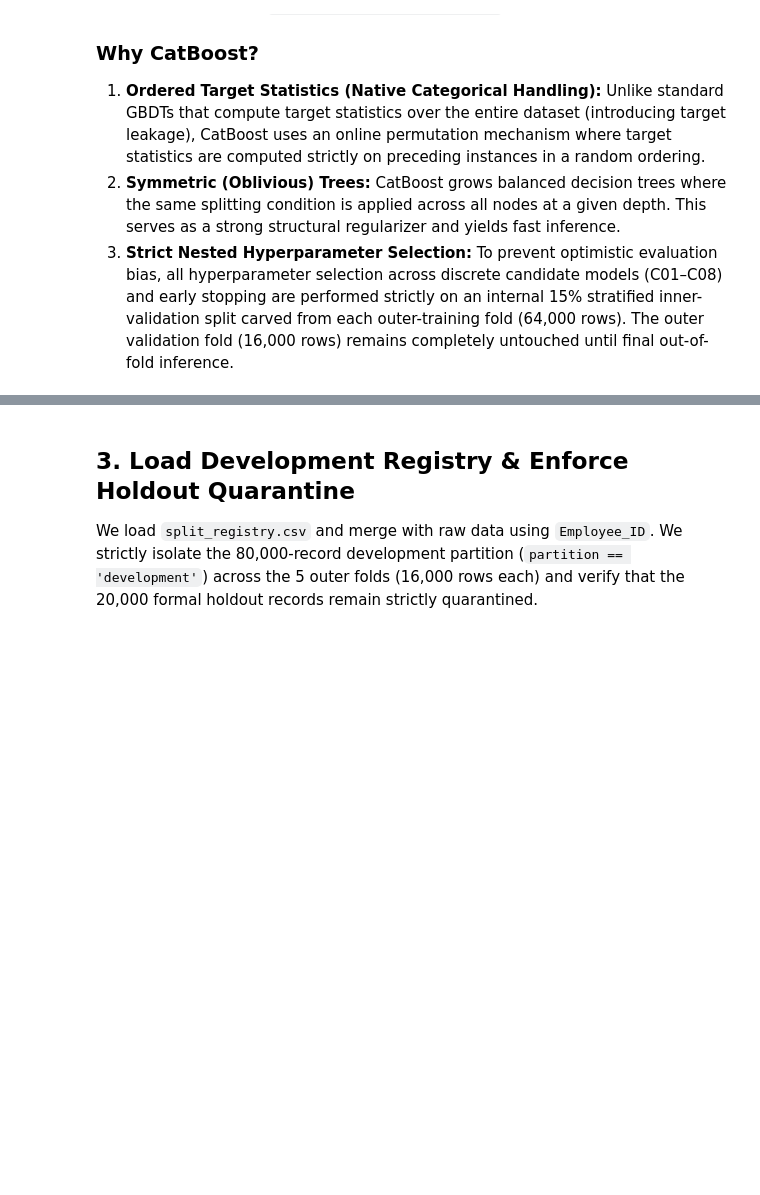
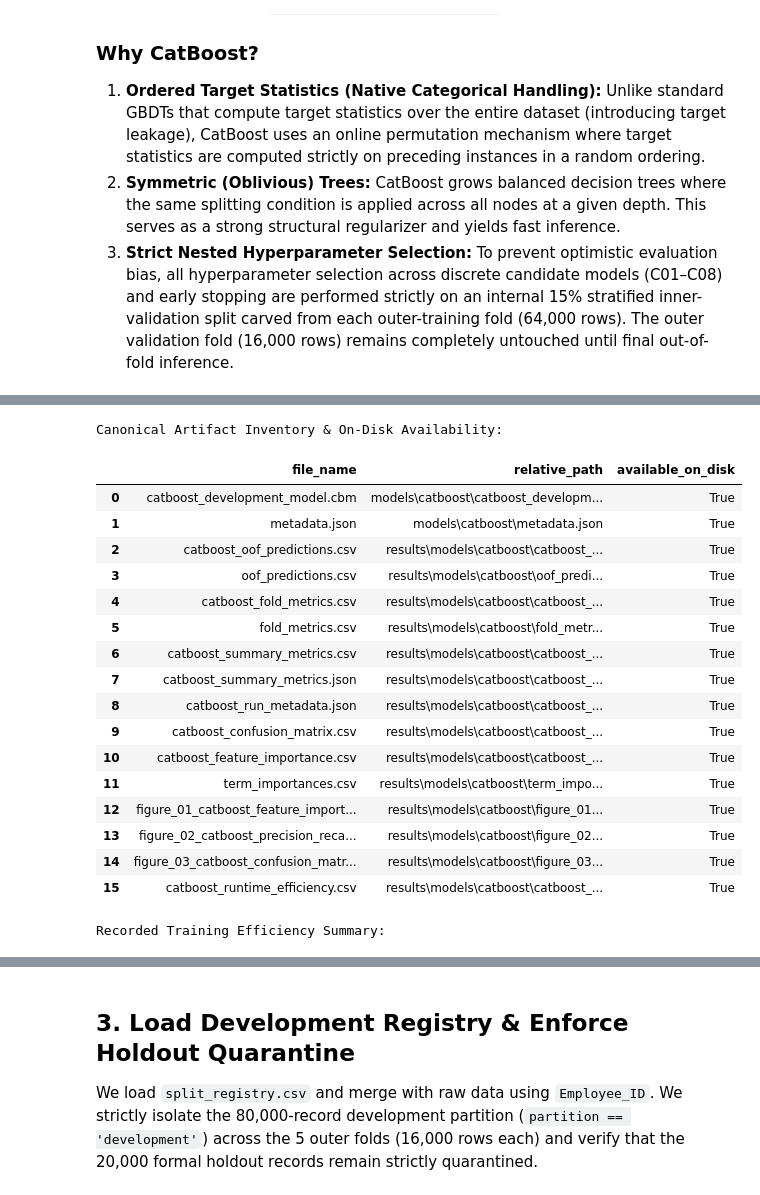
Before and after one commit to Sankalpa-KMCP/Employee_Resignation_Prediction, a Jupyter notebook: notebooks/team_contributions/models/member_2_catboost/06_m2_catboost.ipynb, the cells around one changed output, grey strips where cells are left out. Cells and saved outputs as stored; diff of their text form; code cells hidden in the pictures; blank space fills up the shorter version.

```diff
--- a/notebooks/team_contributions/models/member_2_catboost/06_m2_catboost.ipynb
+++ b/notebooks/team_contributions/models/member_2_catboost/06_m2_catboost.ipynb
@@ -199,0 +113,37 @@ The remaining cells describe and implement the recorded protocol. They execute o
+# %%
+manifest_path = CANONICAL_RESULTS_DIR / "catboost_output_manifest.csv"
+if manifest_path.exists():
+    recorded_manifest = pd.read_csv(manifest_path)
+    # Check on-disk availability
+    availability = recorded_manifest[["file_name", "relative_path"]].drop_duplicates().copy()
+    availability["available_on_disk"] = availability["relative_path"].map(
+        lambda p: (PROJECT_ROOT / str(p).replace("\\", "/")).is_file()
+    )
+    print("Canonical Artifact Inventory & On-Disk Availability:")
+    display(availability)
+else:
+    print("Manifest file not found; will be created upon training export.")
+
+if (CANONICAL_RESULTS_DIR / "catboost_runtime_efficiency.csv").exists():
+    print("\nRecorded Training Efficiency Summary:")
+    display(pd.read_csv(CANONICAL_RESULTS_DIR / "catboost_runtime_efficiency.csv"))
+# %% [output]
+Canonical Artifact Inventory & On-Disk Availability:
+|  | file_name | relative_path | available_on_disk |
+| 0 | catboost_development_model.cbm | models\catboost\catboost_developm... | True |
+| 1 | metadata.json | models\catboost\metadata.json | True |
+| 2 | catboost_oof_predictions.csv | results\models\catboost\catboost_... | True |
+| 3 | oof_predictions.csv | results\models\catboost\oof_predi... | True |
+| 4 | catboost_fold_metrics.csv | results\models\catboost\catboost_... | True |
+| 5 | fold_metrics.csv | results\models\catboost\fold_metr... | True |
+| 6 | catboost_summary_metrics.csv | results\models\catboost\catboost_... | True |
+| 7 | catboost_summary_metrics.json | results\models\catboost\catboost_... | True |
+| 8 | catboost_run_metadata.json | results\models\catboost\catboost_... | True |
+| 9 | catboost_confusion_matrix.csv | results\models\catboost\catboost_... | True |
+| 10 | catboost_feature_importance.csv | results\models\catboost\catboost_... | True |
+| 11 | term_importances.csv | results\models\catboost\term_impo... | True |
+| 12 | figure_01_catboost_feature_import... | results\models\catboost\figure_01... | True |
+| 13 | figure_02_catboost_precision_reca... | results\models\catboost\figure_02... | True |
+| 14 | figure_03_catboost_confusion_matr... | results\models\catboost\figure_03... | True |
+| 15 | catboost_runtime_efficiency.csv | results\models\catboost\catboost_... | True |
+Recorded Training Efficiency Summary:
```
Also changed, not shown: parts of 34 cells of this notebook, 6 other files.
